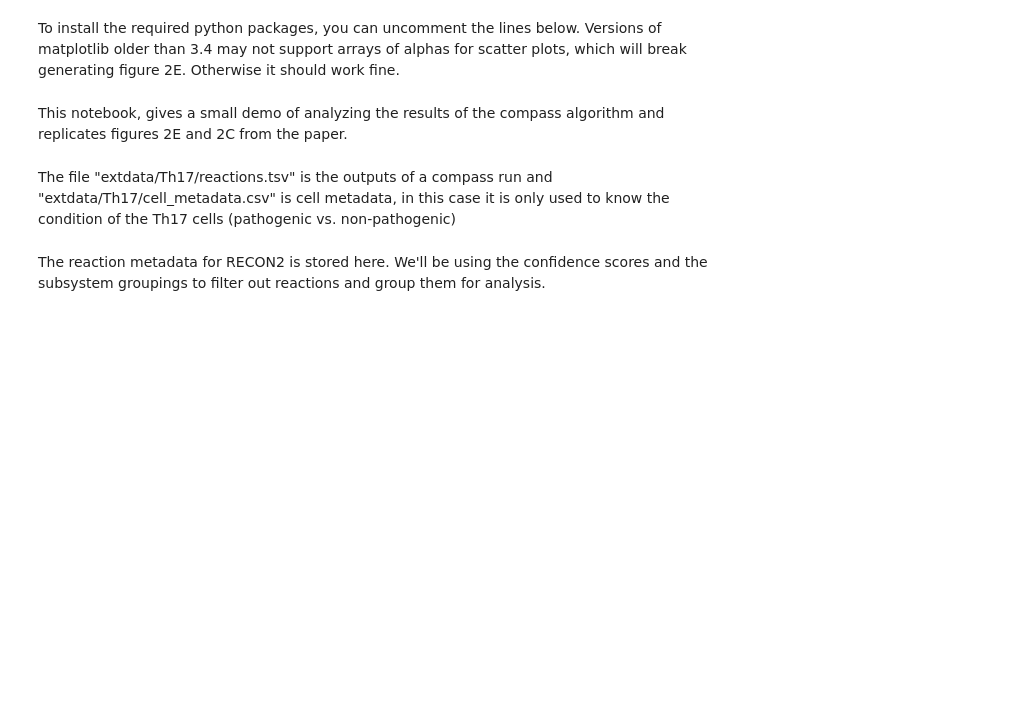
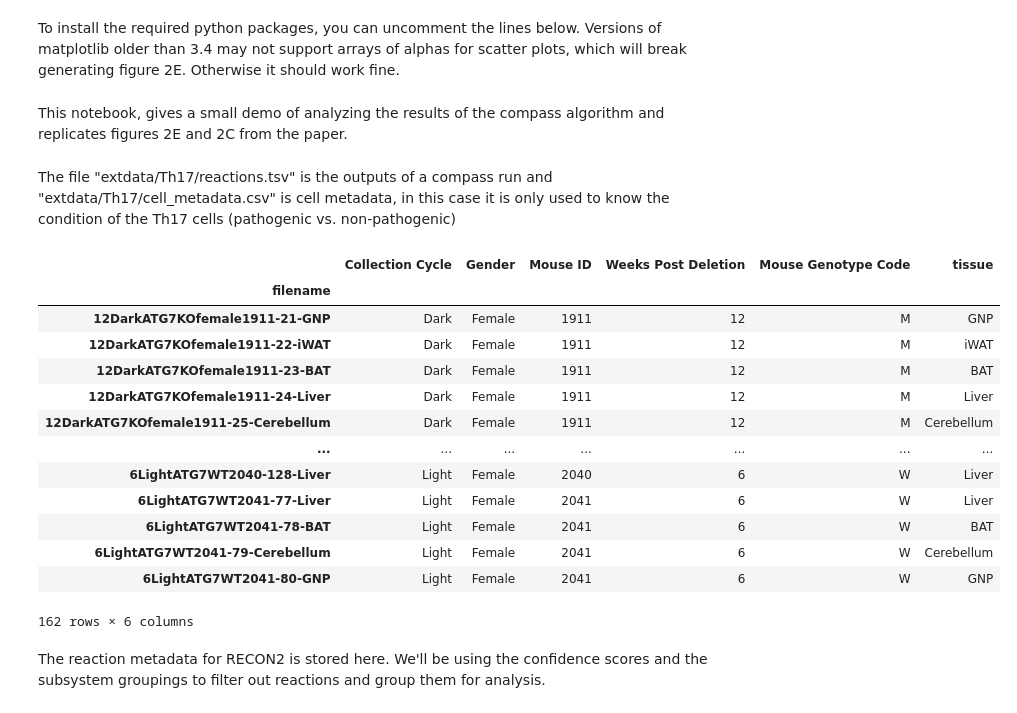
Before and after one commit to z2e2/metabolic_analysis, a Jupyter notebook: 4_white_lab_compass.ipynb, the cells around one changed output. Saved outputs shown, nothing was run; the diff lists cells and outputs as text; code cells hidden in the pictures; blank space fills up the shorter version.

```diff
--- a/4_white_lab_compass.ipynb
+++ b/4_white_lab_compass.ipynb
@@ -31,2 +31,19 @@ cell_metadata.to_csv('data/white_lab/metadata_cleaned.csv')
+# %%
+cell_metadata
+# %% [output]
+|  | Collection Cycle | Gender | Mouse ID | Weeks Post Deletion | Mouse Genotype Code | tissue |
+| filename |  |  |  |  |  |  |
+| 12DarkATG7KOfemale1911-21-GNP | Dark | Female | 1911 | 12 | M | GNP |
+| 12DarkATG7KOfemale1911-22-iWAT | Dark | Female | 1911 | 12 | M | iWAT |
+| 12DarkATG7KOfemale1911-23-BAT | Dark | Female | 1911 | 12 | M | BAT |
+| 12DarkATG7KOfemale1911-24-Liver | Dark | Female | 1911 | 12 | M | Liver |
+| 12DarkATG7KOfemale1911-25-Cerebellum | Dark | Female | 1911 | 12 | M | Cerebellum |
+| ... | ... | ... | ... | ... | ... | ... |
+| 6LightATG7WT2040-128-Liver | Light | Female | 2040 | 6 | W | Liver |
+| 6LightATG7WT2041-77-Liver | Light | Female | 2041 | 6 | W | Liver |
+| 6LightATG7WT2041-78-BAT | Light | Female | 2041 | 6 | W | BAT |
+| 6LightATG7WT2041-79-Cerebellum | Light | Female | 2041 | 6 | W | Cerebellum |
+| 6LightATG7WT2041-80-GNP | Light | Female | 2041 | 6 | W | GNP |
+162 rows × 6 columns
 # %%
 # mutant = M; wild-type = W
```
Also changed, not shown: parts of 3 cells of this notebook, 2 other files.
